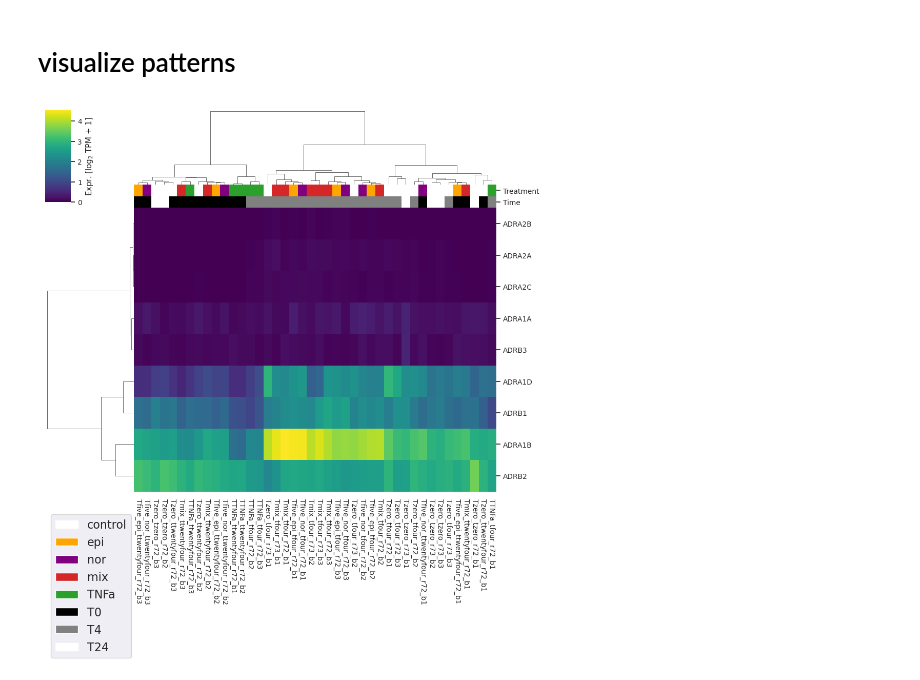
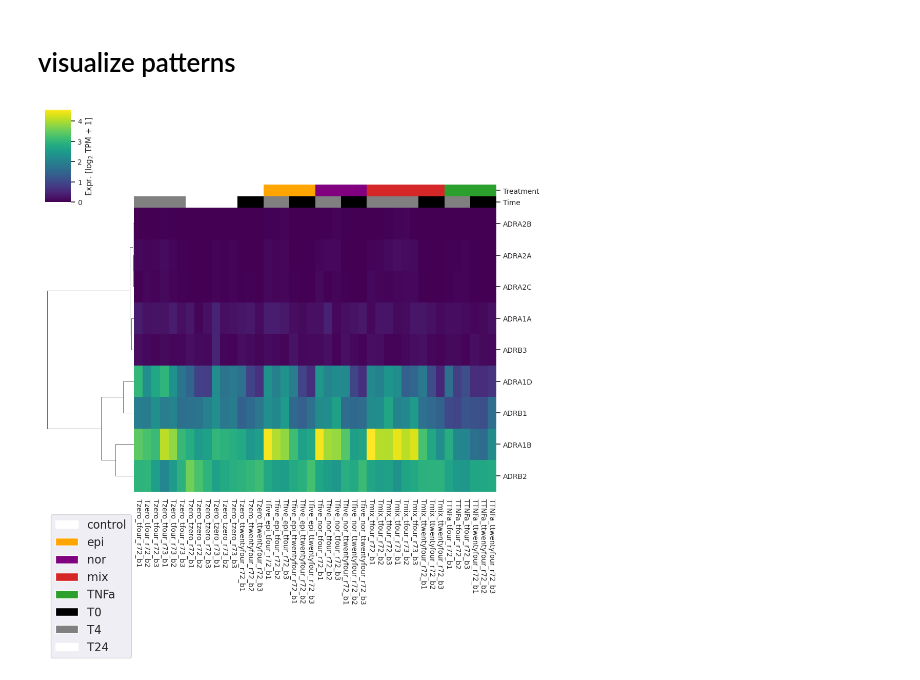
Before and after one commit to adelomana/vigur, a Jupyter notebook: sequencing/receptors/receptors_analysis.ipynb, the cells around one changed output. Cells and saved outputs as stored; diff of their text form; code cells hidden in the pictures.

```diff
--- a/sequencing/receptors/receptors_analysis.ipynb
+++ b/sequencing/receptors/receptors_analysis.ipynb
@@ -184,35 +184,35 @@ for label in pdf.columns:
         the_color = '0'
     else:
         print('error at time color assignment')
     time_colors.append(the_color)
 
 color_df = pandas.DataFrame({'Treatment':treatment_colors, 'Time':time_colors}, index=pdf.columns)
 
 seaborn.set(font_scale=0.9)
-g = seaborn.clustermap(pdf, row_cluster=True, col_cluster=True, cmap='viridis',
+g = seaborn.clustermap(pdf, row_cluster=True, col_cluster=False, cmap='viridis',
                        method='ward', metric='euclidean', xticklabels=1, col_colors=color_df,
                        cbar_kws={'label': 'Expr. [log$_2$ TPM + 1]'}
                       )
 
 # legend
 legend_elements = [
     matplotlib.patches.Patch(facecolor='white', edgecolor='white'),
     matplotlib.patches.Patch(facecolor='orange', edgecolor='white'),
     matplotlib.patches.Patch(facecolor='purple', edgecolor='white'),
     matplotlib.patches.Patch(facecolor='tab:red', edgecolor='white'),
     matplotlib.patches.Patch(facecolor='tab:green', edgecolor='white'),
 
     matplotlib.patches.Patch(facecolor='0', edgecolor='white'),
     matplotlib.patches.Patch(facecolor='0.5', edgecolor='white'),
     matplotlib.patches.Patch(facecolor='1', edgecolor='white')
     ]
 matplotlib.pyplot.legend(legend_elements, ['control', 'epi', 'nor', 'mix', 'TNFa', 'T0', 'T4', 'T24'], fontsize=16, loc=3, bbox_to_anchor=(0, -5))
 
 g.ax_heatmap.set_yticklabels(g.ax_heatmap.get_yticklabels(), rotation=0)
 g.ax_heatmap.set_xticklabels(g.ax_heatmap.get_xticklabels(), rotation=-90)
 matplotlib.pyplot.show()
 # %% [output]
-[figure, old version]
+[figure, new version]
 # %%
 zscore_all = scipy.stats.zscore(pdf, axis=1)
 zscore_sub = scipy.stats.zscore(pdf.loc[['ADRA1D', 'ADRB2', 'ADRA1B', 'ADRB1'], :], axis=1)
```
Also changed, not shown: parts of 2 cells of this notebook.
